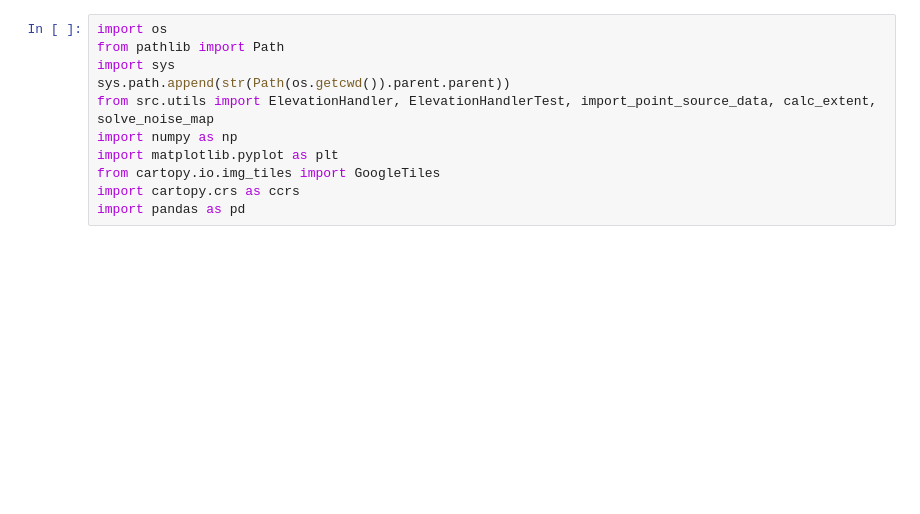
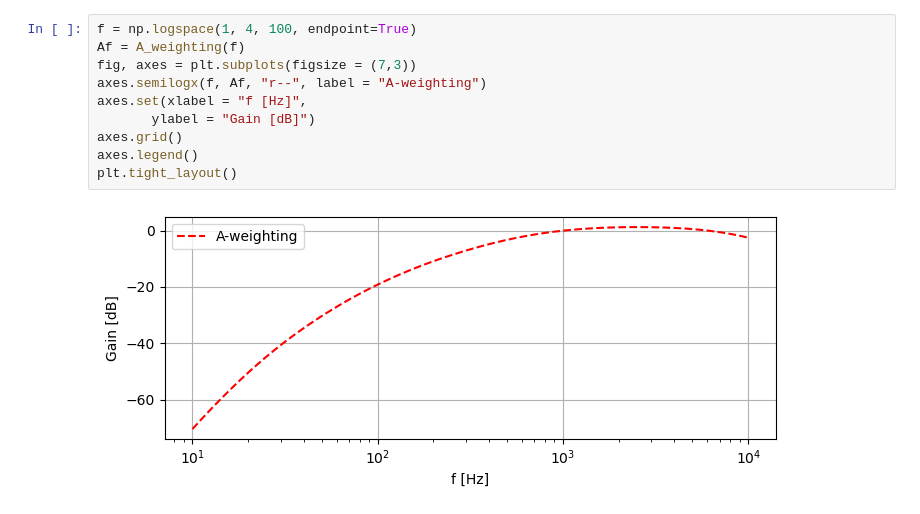
Before and after one commit to FPWRasmussen/DTU-Special-Course, a Jupyter notebook: src/noise/noise_map.ipynb, the cells around one changed output. Saved outputs shown, nothing was run; the diff lists cells and outputs as text; blank space fills up the shorter version.

```diff
--- a/src/noise/noise_map.ipynb
+++ b/src/noise/noise_map.ipynb
@@ -26,11 +41,12 @@ $$
-# %%
-import os
-from pathlib import Path
-import sys
-sys.path.append(str(Path(os.getcwd()).parent.parent))
-from src.utils import ElevationHandler, ElevationHandlerTest, import_point_source_data, calc_extent, solve_noise_map
-import numpy as np
-import matplotlib.pyplot as plt
-from cartopy.io.img_tiles import GoogleTiles
-import cartopy.crs as ccrs
-import pandas as pd
+# %%
+f = np.logspace(1, 4, 100, endpoint=True)
+Af = A_weighting(f)
+fig, axes = plt.subplots(figsize = (7,3))
+axes.semilogx(f, Af, "r--", label = "A-weighting")
+axes.set(xlabel = "f [Hz]",
+       ylabel = "Gain [dB]")
+axes.grid()
+axes.legend()
+plt.tight_layout()
+# %% [output]
+[figure, added]
```
Also changed, not shown: parts of 14 cells of this notebook, 20 other files.
